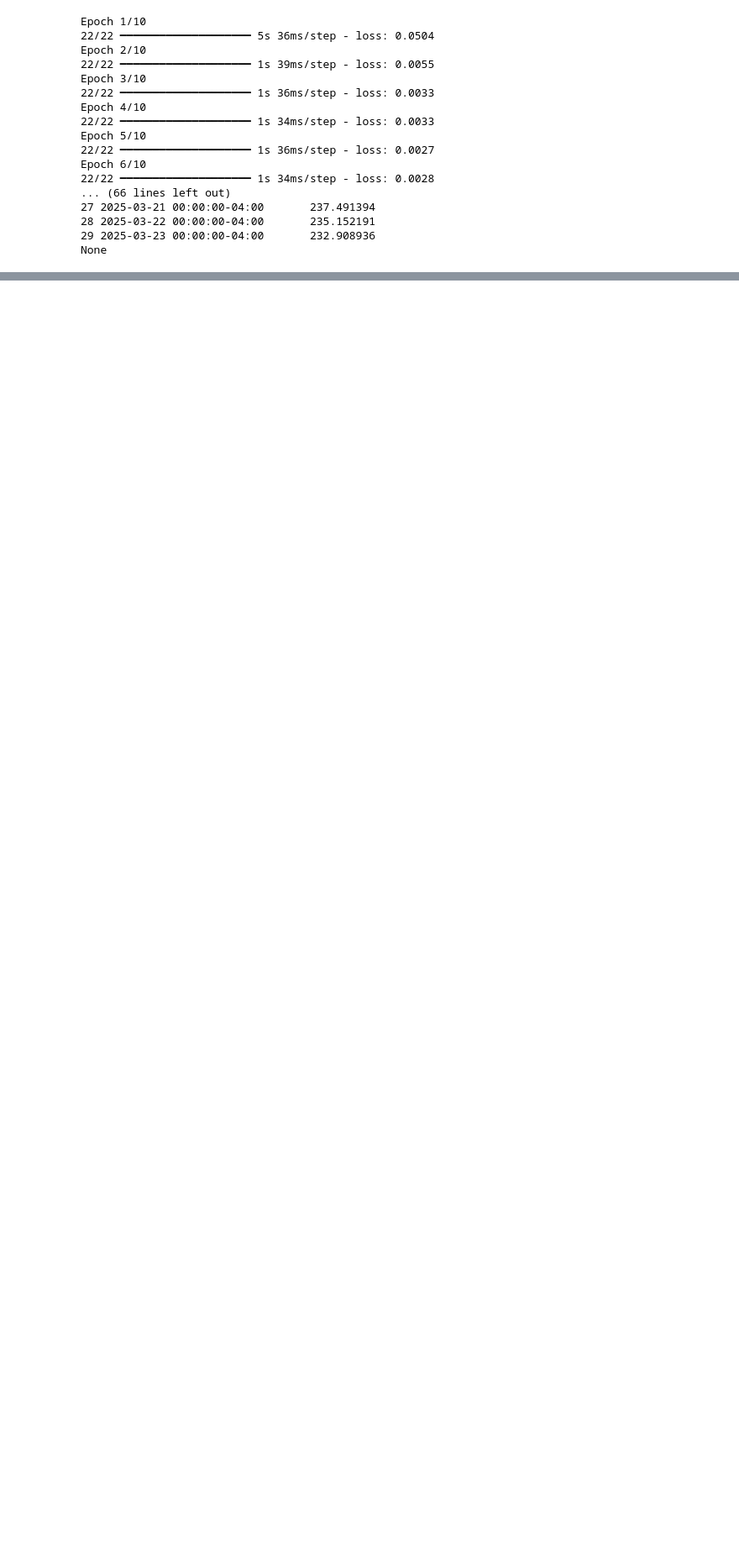
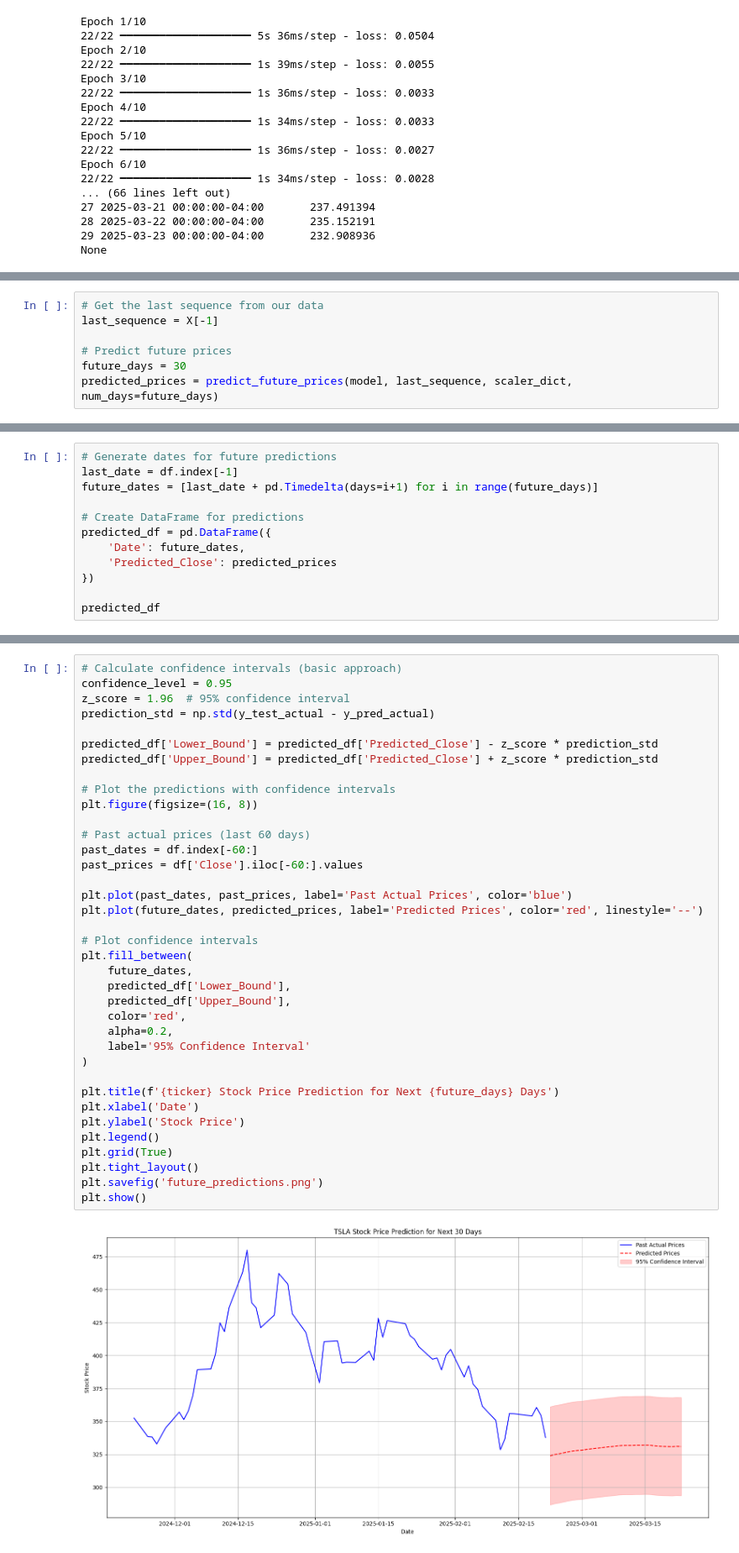
Before and after one commit to Nandansingh007/TeslaStockAnalysis, a Jupyter notebook: TeslaStockPrediction.ipynb, the cells around one changed output, grey strips where cells are left out. Shown at 84% size. Drawn from its saved outputs; the diff is of its cells as text; blank space fills up the shorter version.

Commit message:
Advance LSTM Model Implementation

```diff
--- a/TeslaStockPrediction.ipynb
+++ b/TeslaStockPrediction.ipynb
@@ -236,0 +512,7 @@ None
+# %%
+# Get the last sequence from our data
+last_sequence = X[-1]
+
+# Predict future prices
+future_days = 30
+predicted_prices = predict_future_prices(model, last_sequence, scaler_dict, num_days=future_days)
@@ -236,0 +537,12 @@ None
+# %%
+# Generate dates for future predictions
+last_date = df.index[-1]
+future_dates = [last_date + pd.Timedelta(days=i+1) for i in range(future_days)]
+
+# Create DataFrame for predictions
+predicted_df = pd.DataFrame({
+    'Date': future_dates,
+    'Predicted_Close': predicted_prices
+})
+
+predicted_df
@@ -236,0 +567,39 @@ None
+# %%
+# Calculate confidence intervals (basic approach)
+confidence_level = 0.95
+z_score = 1.96  # 95% confidence interval
+prediction_std = np.std(y_test_actual - y_pred_actual)
+
+predicted_df['Lower_Bound'] = predicted_df['Predicted_Close'] - z_score * prediction_std
+predicted_df['Upper_Bound'] = predicted_df['Predicted_Close'] + z_score * prediction_std
+
+# Plot the predictions with confidence intervals
+plt.figure(figsize=(16, 8))
+
+# Past actual prices (last 60 days)
+past_dates = df.index[-60:]
+past_prices = df['Close'].iloc[-60:].values
+
+plt.plot(past_dates, past_prices, label='Past Actual Prices', color='blue')
+plt.plot(future_dates, predicted_prices, label='Predicted Prices', color='red', linestyle='--')
+
+# Plot confidence intervals
+plt.fill_between(
+    future_dates,
+    predicted_df['Lower_Bound'],
+    predicted_df['Upper_Bound'],
+    color='red',
+    alpha=0.2,
+    label='95% Confidence Interval'
+)
+
+plt.title(f'{ticker} Stock Price Prediction for Next {future_days} Days')
+plt.xlabel('Date')
+plt.ylabel('Stock Price')
+plt.legend()
+plt.grid(True)
+plt.tight_layout()
+plt.savefig('future_predictions.png')
+plt.show()
+# %% [output]
+[figure, added]
```
Also changed, not shown: parts of 20 cells of this notebook, 5 other files.
